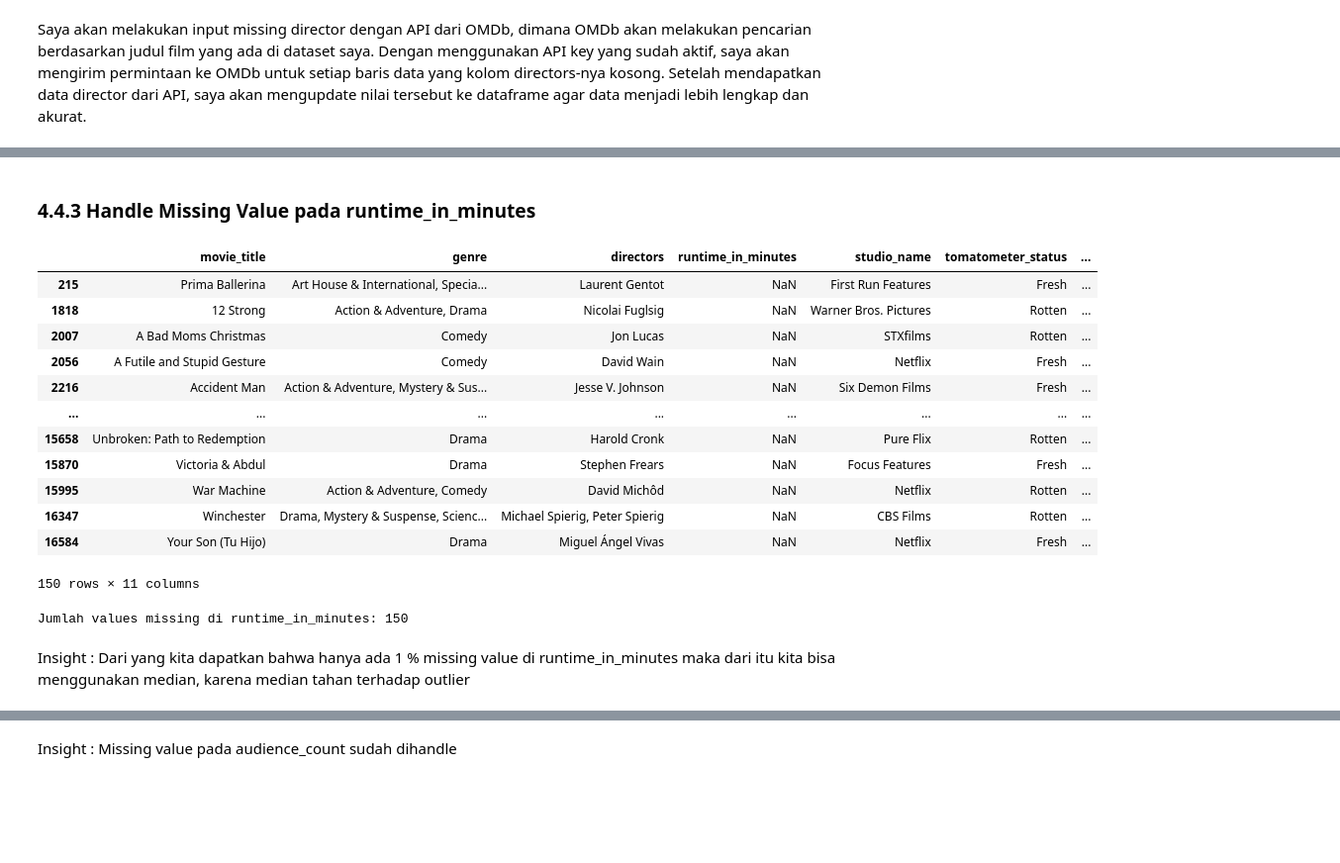
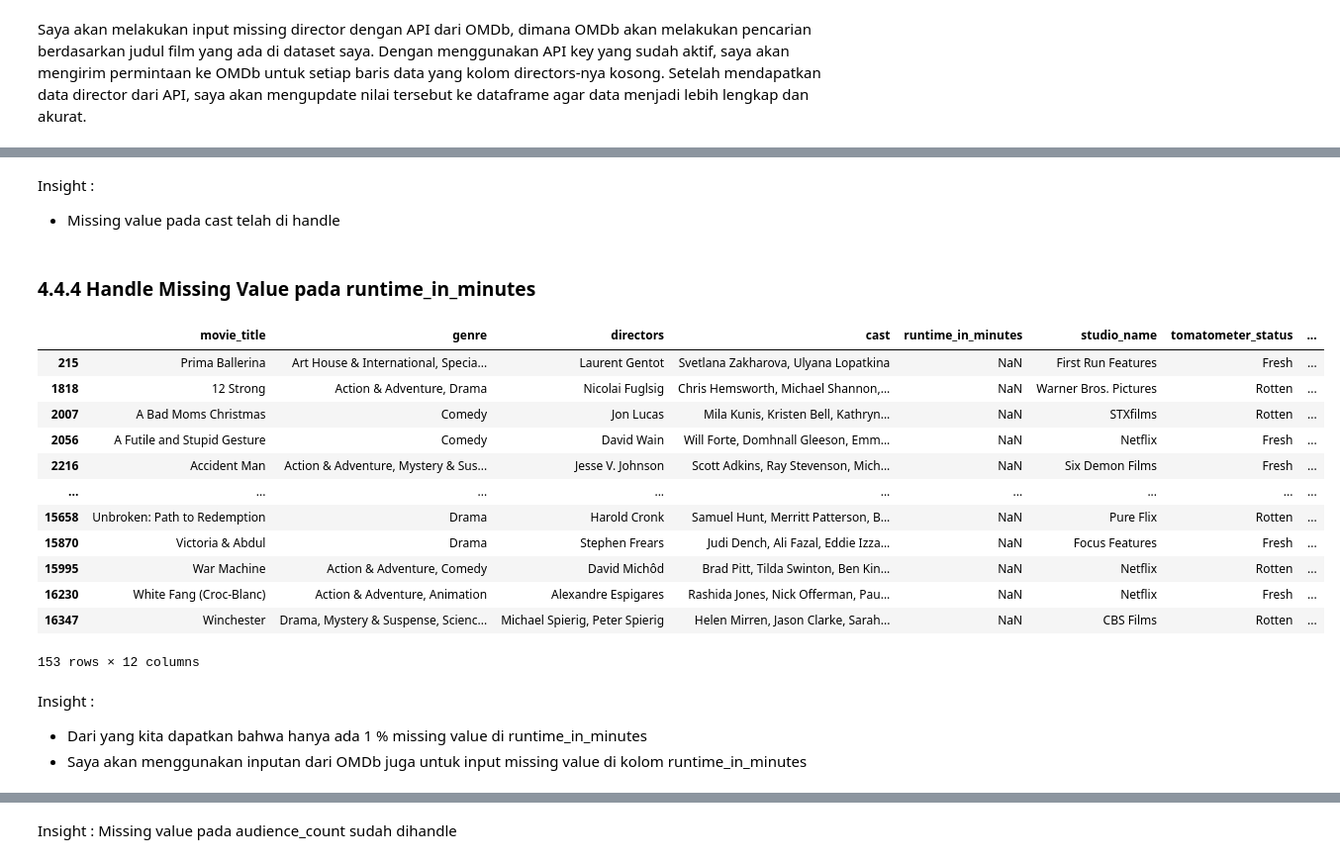
Before and after one commit to HbbSiregar/StreamWise, a Jupyter notebook: StreamWise.ipynb, the cells around one changed output, grey strips where cells are left out. Shown at 99% size. Saved outputs shown, nothing was run; the diff lists cells and outputs as text; code cells hidden in the pictures; blank space fills up the shorter version.

```diff
--- a/StreamWise.ipynb
+++ b/StreamWise.ipynb
@@ -441,8 +608,6 @@ display(missing_dir)
 # %% [markdown]
 Saya akan melakukan input missing director dengan API dari OMDb, dimana OMDb akan melakukan pencarian berdasarkan judul film yang ada di dataset saya. Dengan menggunakan API key yang sudah aktif, saya akan mengirim permintaan ke OMDb untuk setiap baris data yang kolom directors-nya kosong. Setelah mendapatkan data director dari API, saya akan mengupdate nilai tersebut ke dataframe agar data menjadi lebih lengkap dan akurat.
 # %%
-API_KEY = "dd321eeb"  # API key OMDb yang sudah kamu aktifkan
-
 def get_director_from_omdb(title):
     url = f"http://www.omdbapi.com/?apikey={API_KEY}&t={requests.utils.quote(title)}"
     try:
@@ -467,7 +632,7 @@ for idx, row in df_v3.iterrows():
             print(f"Updated director for '{movie_title}': {director_name}")
         else:
             print(f"Director not found for '{movie_title}'")
-        time.sleep(0.1)  # Delay agar tidak kena rate limit
+        time.sleep(0.4)  # Delay agar tidak kena rate limit
 
 print(f"Jumlah missing directors setelah update: {df_v3['directors'].isnull().sum()}")
 # %% [output]
@@ -494,7 +717,4 @@ Ada 9 Missing Value ada directors yang datanya tidak ada di OMBD, maka dari itu
 # %%
-#Input sisa missing value pada director dengan "Unknown"
-df_v3['directors'] = df_v3['directors'].fillna('Unknown')
-
 #cek kolom director, apakah missing value masih ada
 df_v3.info()
 # %% [output]
@@ -519,0 +750,7 @@ memory usage: 1.8+ MB
+# %%
+#Input missing value pada 2 film yang tidak ada di OMDB dan TMDB
+df_v3.loc[df_v3['movie_title'] == 'Jane White is Sick and Twisted', 'directors'] = 'David Michael Latt'
+df_v3.loc[df_v3['movie_title'] == 'Patton Oswalt: Talking for Clapping', 'directors'] = 'Marcus Raboy'
+
+#cek apakah sudah terinput
+df_v3.info()
@@ -519,0 +960,4 @@ memory usage: 1.8+ MB
+# %%
+#Mengisi missing values pada cast dengan Unknown
+df_v3['cast'] = df_v3['cast'].fillna('Unknown')
+df_v3.info()
@@ -520,27 +984,28 @@ memory usage: 1.8+ MB
+# %% [markdown]
+Insight :
+- Missing value pada cast telah di handle
 # %% [markdown]
-### 4.4.3 Handle Missing Value pada runtime_in_minutes
+### 4.4.4 Handle Missing Value pada runtime_in_minutes
 # %%
-'''Handle Missing Value pada runtime_in_minutes'''
+#Handle Missing Value pada runtime_in_minutes
 missing_rim = df_v3[df_v3['runtime_in_minutes'].isna()]
-jumlah_missing_rim=  df_v3['runtime_in_minutes'].isna().sum()
-
 display(missing_rim)
-print(f"Jumlah values missing di runtime_in_minutes: {jumlah_missing_rim}")
 # %% [output]
-|  | movie_title | genre | directors | runtime_in_minutes | studio_name | tomatometer_status | ... |
-| 215 | Prima Ballerina | Art House & International, Specia... | Laurent Gentot | NaN | First Run Features | Fresh | ... |
-| 1818 | 12 Strong | Action & Adventure, Drama | Nicolai Fuglsig | NaN | Warner Bros. Pictures | Rotten | ... |
-| 2007 | A Bad Moms Christmas | Comedy | Jon Lucas | NaN | STXfilms | Rotten | ... |
-| 2056 | A Futile and Stupid Gesture | Comedy | David Wain | NaN | Netflix | Fresh | ... |
-| 2216 | Accident Man | Action & Adventure, Mystery & Sus... | Jesse V. Johnson | NaN | Six Demon Films | Fresh | ... |
-| ... | ... | ... | ... | ... | ... | ... | ... |
-| 15658 | Unbroken: Path to Redemption | Drama | Harold Cronk | NaN | Pure Flix | Rotten | ... |
-| 15870 | Victoria & Abdul | Drama | Stephen Frears | NaN | Focus Features | Fresh | ... |
-| 15995 | War Machine | Action & Adventure, Comedy | David Michôd | NaN | Netflix | Rotten | ... |
-| 16347 | Winchester | Drama, Mystery & Suspense, Scienc... | Michael Spierig, Peter Spierig | NaN | CBS Films | Rotten | ... |
-| 16584 | Your Son (Tu Hijo) | Drama | Miguel Ángel Vivas | NaN | Netflix | Fresh | ... |
+|  | movie_title | genre | directors | cast | runtime_in_minutes | studio_name | tomatometer_status | ... |
+| 215 | Prima Ballerina | Art House & International, Specia... | Laurent Gentot | Svetlana Zakharova, Ulyana Lopatkina | NaN | First Run Features | Fresh | ... |
+| 1818 | 12 Strong | Action & Adventure, Drama | Nicolai Fuglsig | Chris Hemsworth, Michael Shannon,... | NaN | Warner Bros. Pictures | Rotten | ... |
+| 2007 | A Bad Moms Christmas | Comedy | Jon Lucas | Mila Kunis, Kristen Bell, Kathryn... | NaN | STXfilms | Rotten | ... |
+| 2056 | A Futile and Stupid Gesture | Comedy | David Wain | Will Forte, Domhnall Gleeson, Emm... | NaN | Netflix | Fresh | ... |
+| 2216 | Accident Man | Action & Adventure, Mystery & Sus... | Jesse V. Johnson | Scott Adkins, Ray Stevenson, Mich... | NaN | Six Demon Films | Fresh | ... |
+| ... | ... | ... | ... | ... | ... | ... | ... | ... |
+| 15658 | Unbroken: Path to Redemption | Drama | Harold Cronk | Samuel Hunt, Merritt Patterson, B... | NaN | Pure Flix | Rotten | ... |
+| 15870 | Victoria & Abdul | Drama | Stephen Frears | Judi Dench, Ali Fazal, Eddie Izza... | NaN | Focus Features | Fresh | ... |
+| 15995 | War Machine | Action & Adventure, Comedy | David Michôd | Brad Pitt, Tilda Swinton, Ben Kin... | NaN | Netflix | Rotten | ... |
+| 16230 | White Fang (Croc-Blanc) | Action & Adventure, Animation | Alexandre Espigares | Rashida Jones, Nick Offerman, Pau... | NaN | Netflix | Fresh | ... |
+| 16347 | Winchester | Drama, Mystery & Suspense, Scienc... | Michael Spierig, Peter Spierig | Helen Mirren, Jason Clarke, Sarah... | NaN | CBS Films | Rotten | ... |
-150 rows × 11 columns
+153 rows × 12 columns
-Jumlah values missing di runtime_in_minutes: 150
 # %% [markdown]
-Insight : Dari yang kita dapatkan bahwa hanya ada 1 % missing value di runtime_in_minutes maka dari itu kita bisa menggunakan median, karena median tahan terhadap outlier
+Insight :
+- Dari yang kita dapatkan bahwa hanya ada 1 % missing value di runtime_in_minutes
+- Saya akan menggunakan inputan dari OMDb juga untuk input missing value di kolom runtime_in_minutes
 # %%
```
Also changed, not shown: parts of 74 cells of this notebook.
